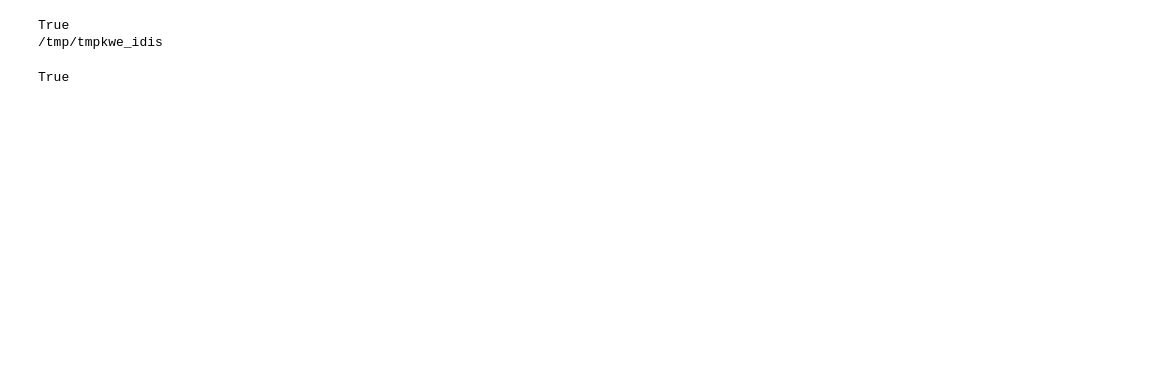
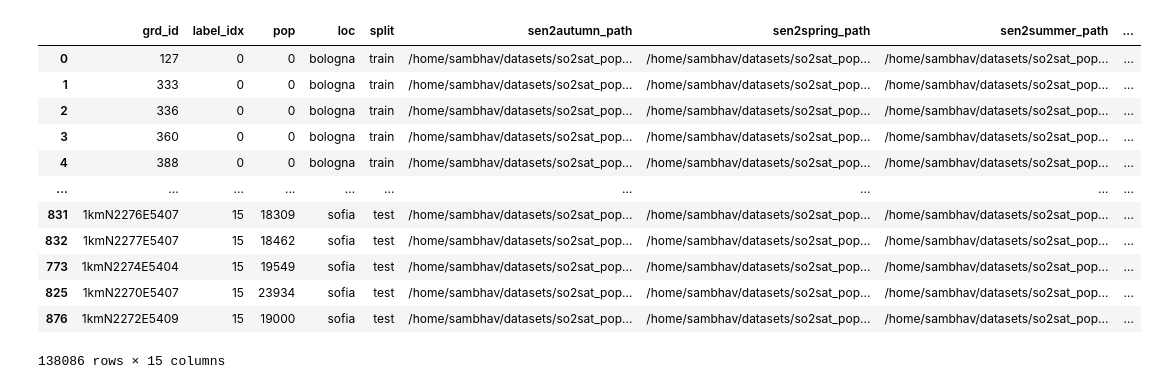
Before and after one commit to citruscaesar/geovision, a Jupyter notebook: geovision/scripts/experiment.ipynb, the cells around one changed output. Drawn from its saved outputs; the diff is of its cells as text; code cells hidden in the pictures; blank space fills up the shorter version.

```diff
--- a/geovision/scripts/experiment.ipynb
+++ b/geovision/scripts/experiment.ipynb
@@ -24,12 +3,0 @@ and 9376 images loaded under train split
-# %%
-import tempfile
-with tempfile.NamedTemporaryFile() as tempfile:
-    print(Path(tempfile.name).is_file())
-    print(tempfile.name)
-# %% [output]
-True
-/tmp/tmpkwe_idis
-# %%
-(Path.home() / "datasets" / "imagenette").is_dir()
-# %% [output]
-True
@@ -35,0 +29,68 @@ True
+# %%
+from typing import Optional
+
+import shutil
+import numpy as np
+import pandas as pd
+import matplotlib.pyplot as plt
+from pathlib import Path
+from tqdm import tqdm
+
+DATA = Path.home() / "datasets" / "so2sat_pop"
+LOC_DIRS = list((DATA/"train").iterdir()) + list((DATA/"test").iterdir())
+
+def _get_file_path(row, subdir) -> Path:
+    match subdir.name:
+        case "osm":
+            file_extn = "osm"
+        case "osm_features":
+            file_extn = "csv"
+        case _:
+            file_extn = "tif"
+    return subdir/f"Class_{row["label_idx"]}"/f"{row["grd_id"]}_{subdir.name}.{file_extn}"
+
+def _get_loc_df(loc_dir) -> pd.DataFrame:
+    return (
+        pd.read_csv(loc_dir/f"{loc_dir.name}.csv")
+        .set_axis(["grd_id", "label_idx", "pop"], axis = "columns")
+        .assign(loc = loc_dir.name.split('_')[-1])
+        .assign(split = loc_dir.parent.name)
+        .sort_values("label_idx")
+        .assign(sen2autumn_path = lambda df: df.apply(
+            lambda x: _get_file_path(x, loc_dir/"sen2autumn"), axis = 1))
+        .assign(sen2spring_path = lambda df: df.apply(
+            lambda x: _get_file_path(x, loc_dir/"sen2spring"), axis = 1))
+        .assign(sen2summer_path = lambda df: df.apply(
+            lambda x: _get_file_path(x, loc_dir/"sen2summer"), axis = 1))
+        .assign(sen2winter_path = lambda df: df.apply(
+            lambda x: _get_file_path(x, loc_dir/"sen2winter"), axis = 1))
+        .assign(viirs_path = lambda df: df.apply(
+            lambda x: _get_file_path(x, loc_dir/"viirs"), axis = 1))
+        .assign(lu_path = lambda df: df.apply(
+            lambda x: _get_file_path(x, loc_dir/"lu"), axis = 1))
+        .assign(lcz_path = lambda df: df.apply(
+            lambda x: _get_file_path(x, loc_dir/"lcz"), axis = 1))
+        .assign(dem_path = lambda df: df.apply(
+            lambda x: _get_file_path(x, loc_dir/"dem"), axis = 1))
+        .assign(osm_path = lambda df: df.apply(
+            lambda x: _get_file_path(x, loc_dir/"osm"), axis = 1))
+        .assign(osm_features_path = lambda df: df.apply(
+            lambda x: _get_file_path(x, loc_dir/"osm_features"), axis = 1))
+    )
+
+df = pd.concat([_get_loc_df(loc_dir) for loc_dir in LOC_DIRS], axis = 0)
+display(df)
+# %% [output]
+|  | grd_id | label_idx | pop | loc | split | sen2autumn_path | sen2spring_path | sen2summer_path | ... |
+| 0 | 127 | 0 | 0 | bologna | train | /home/sambhav/datasets/so2sat_pop... | /home/sambhav/datasets/so2sat_pop... | /home/sambhav/datasets/so2sat_pop... | ... |
+| 1 | 333 | 0 | 0 | bologna | train | /home/sambhav/datasets/so2sat_pop... | /home/sambhav/datasets/so2sat_pop... | /home/sambhav/datasets/so2sat_pop... | ... |
+| 2 | 336 | 0 | 0 | bologna | train | /home/sambhav/datasets/so2sat_pop... | /home/sambhav/datasets/so2sat_pop... | /home/sambhav/datasets/so2sat_pop... | ... |
+| 3 | 360 | 0 | 0 | bologna | train | /home/sambhav/datasets/so2sat_pop... | /home/sambhav/datasets/so2sat_pop... | /home/sambhav/datasets/so2sat_pop... | ... |
+| 4 | 388 | 0 | 0 | bologna | train | /home/sambhav/datasets/so2sat_pop... | /home/sambhav/datasets/so2sat_pop... | /home/sambhav/datasets/so2sat_pop... | ... |
+| ... | ... | ... | ... | ... | ... | ... | ... | ... | ... |
+| 831 | 1kmN2276E5407 | 15 | 18309 | sofia | test | /home/sambhav/datasets/so2sat_pop... | /home/sambhav/datasets/so2sat_pop... | /home/sambhav/datasets/so2sat_pop... | ... |
+| 832 | 1kmN2277E5407 | 15 | 18462 | sofia | test | /home/sambhav/datasets/so2sat_pop... | /home/sambhav/datasets/so2sat_pop... | /home/sambhav/datasets/so2sat_pop... | ... |
+| 773 | 1kmN2274E5404 | 15 | 19549 | sofia | test | /home/sambhav/datasets/so2sat_pop... | /home/sambhav/datasets/so2sat_pop... | /home/sambhav/datasets/so2sat_pop... | ... |
+| 825 | 1kmN2270E5407 | 15 | 23934 | sofia | test | /home/sambhav/datasets/so2sat_pop... | /home/sambhav/datasets/so2sat_pop... | /home/sambhav/datasets/so2sat_pop... | ... |
+| 876 | 1kmN2272E5409 | 15 | 19000 | sofia | test | /home/sambhav/datasets/so2sat_pop... | /home/sambhav/datasets/so2sat_pop... | /home/sambhav/datasets/so2sat_pop... | ... |
+138086 rows × 15 columns
```
Also changed, not shown: parts of 9 cells of this notebook, 24 other files.
